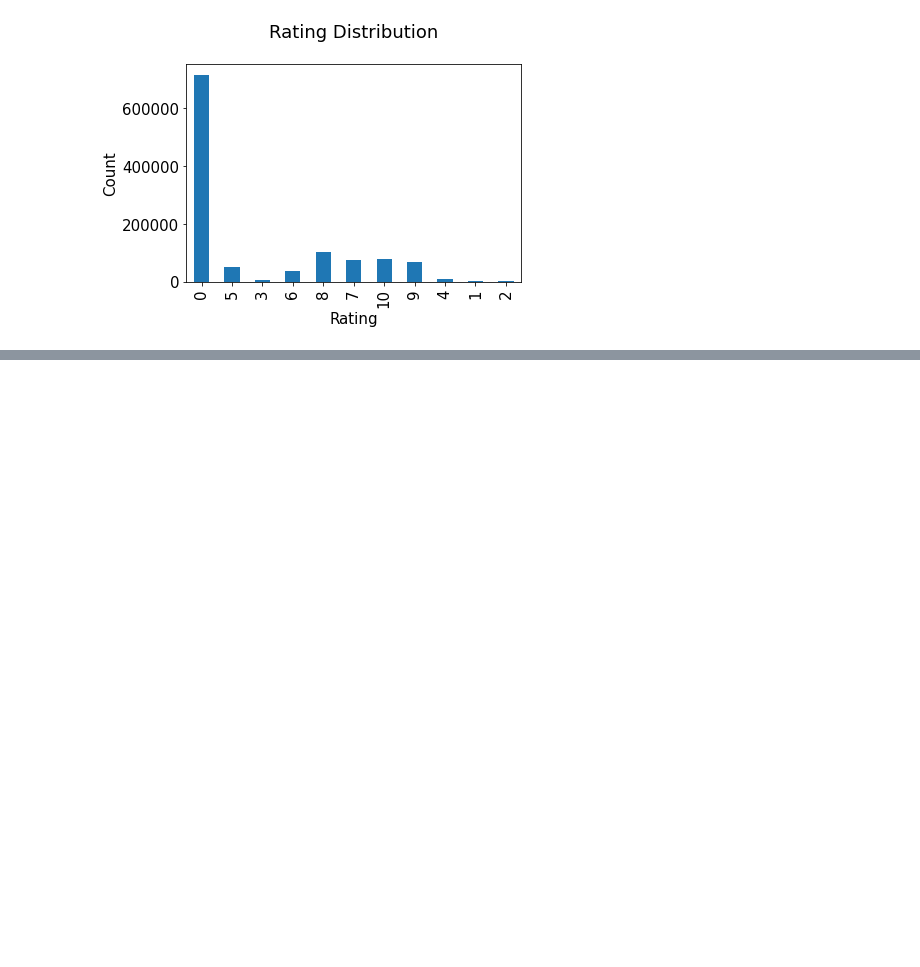
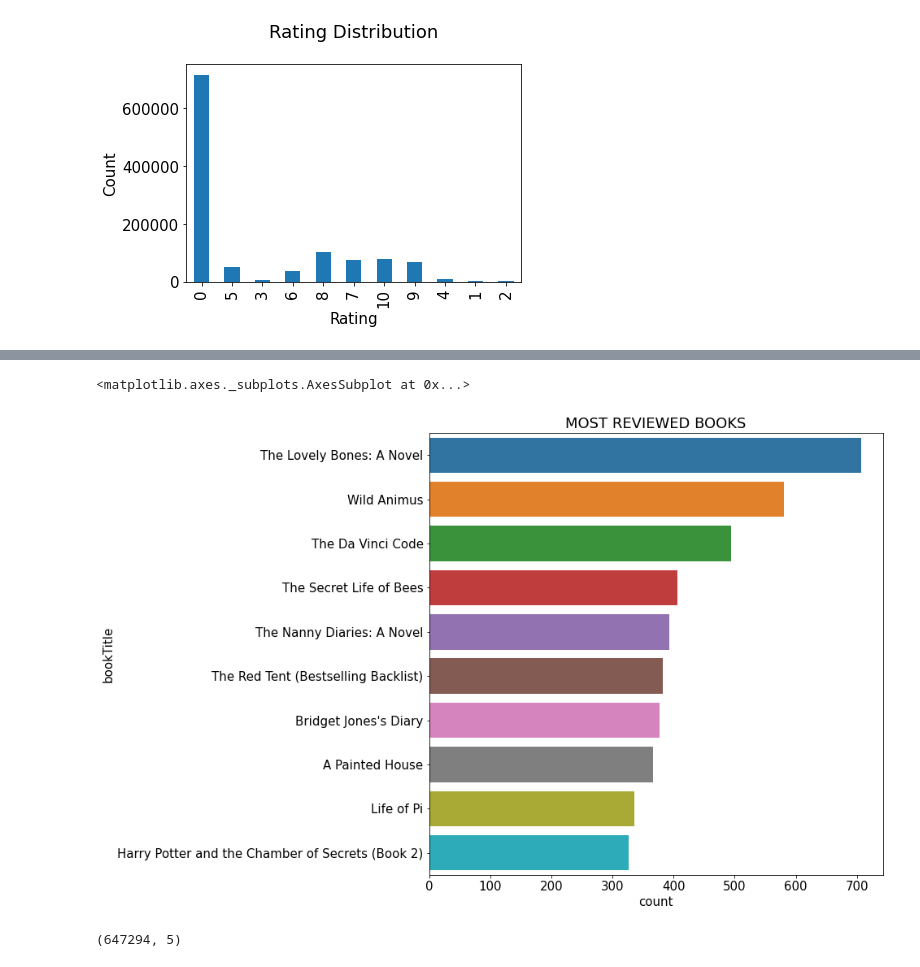
Before and after one commit to neerajac19/Book-Recommendation-System, a Jupyter notebook: Book_Recommendation_system.ipynb, the cells around one changed output, grey strips where cells are left out. Saved outputs shown, nothing was run; the diff lists cells and outputs as text; code cells hidden in the pictures; blank space fills up the shorter version.

```diff
--- a/Book_Recommendation_system.ipynb
+++ b/Book_Recommendation_system.ipynb
@@ -678,0 +405,5 @@ def recommend(book):
+# %%
+# Explicit Ratings Dataset
+Explicit_rating_dataset = book_rating_df[book_rating_df['Book-Rating'] != 0]
+Explicit_rating_dataset = Explicit_rating_dataset.reset_index(drop = True)
+Explicit_rating_dataset.shape
@@ -678,0 +421,17 @@ def recommend(book):
+# %%
+most_reviewed_books = Explicit_rating_dataset['Book-Title'].value_counts().reset_index()
+most_reviewed_books.columns = ['bookTitle','count']
+# %%
+plt.figure(figsize = (10,10))
+plt.title("MOST REVIEWED BOOKS")
+sns.barplot(x = 'count', y = 'bookTitle', data = most_reviewed_books.head(10))
+# %% [output]
+<matplotlib.axes._subplots.AxesSubplot at 0x...>
+[figure, added]
+# %%
+## Implicit Ratings Dataset
+Implicit_dataset = book_rating_df[book_rating_df['Book-Rating'] == 0]
+Implicit_dataset = Implicit_dataset.reset_index(drop = True)
+Implicit_dataset.shape
+# %% [output]
+(647294, 5)
```
Also changed, not shown: parts of 68 cells of this notebook.
